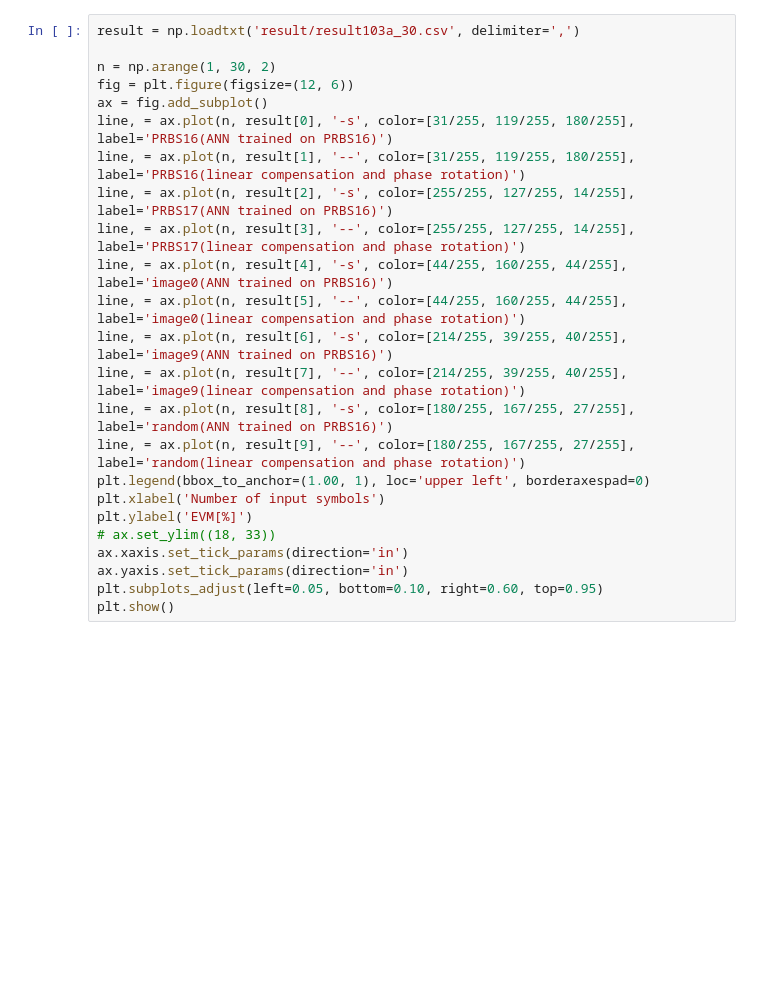
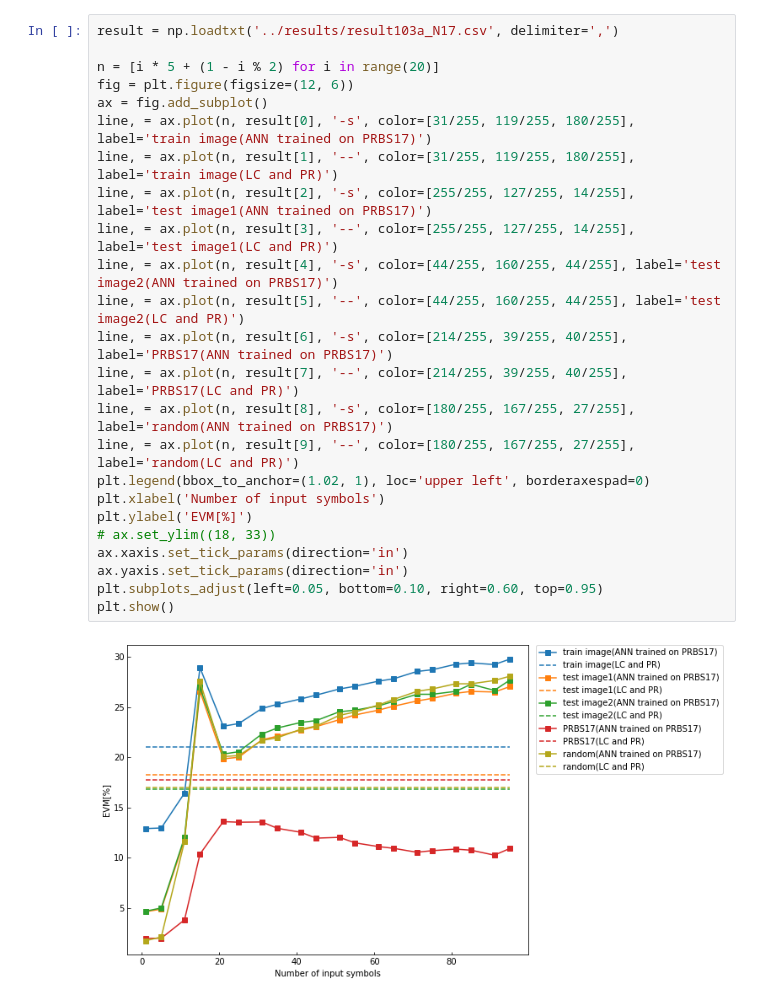
Before and after one commit to n-nooobu/masterthesis, a Jupyter notebook: src/visualization.ipynb, the cells around one changed output. Drawn from its saved outputs; the diff is of its cells as text; blank space fills up the shorter version.

```diff
--- a/src/visualization.ipynb
+++ b/src/visualization.ipynb
@@ -5,24 +112,26 @@ from pyopt.utis import load_pickle
 # %%
-result = np.loadtxt('result/result103a_30.csv', delimiter=',')
+result = np.loadtxt('../results/result103a_N17.csv', delimiter=',')
 
-n = np.arange(1, 30, 2)
+n = [i * 5 + (1 - i % 2) for i in range(20)]
 fig = plt.figure(figsize=(12, 6))
 ax = fig.add_subplot()
-line, = ax.plot(n, result[0], '-s', color=[31/255, 119/255, 180/255], label='PRBS16(ANN trained on PRBS16)')
-line, = ax.plot(n, result[1], '--', color=[31/255, 119/255, 180/255], label='PRBS16(linear compensation and phase rotation)')
-line, = ax.plot(n, result[2], '-s', color=[255/255, 127/255, 14/255], label='PRBS17(ANN trained on PRBS16)')
-line, = ax.plot(n, result[3], '--', color=[255/255, 127/255, 14/255], label='PRBS17(linear compensation and phase rotation)')
-line, = ax.plot(n, result[4], '-s', color=[44/255, 160/255, 44/255], label='image0(ANN trained on PRBS16)')
-line, = ax.plot(n, result[5], '--', color=[44/255, 160/255, 44/255], label='image0(linear compensation and phase rotation)')
-line, = ax.plot(n, result[6], '-s', color=[214/255, 39/255, 40/255], label='image9(ANN trained on PRBS16)')
-line, = ax.plot(n, result[7], '--', color=[214/255, 39/255, 40/255], label='image9(linear compensation and phase rotation)')
-line, = ax.plot(n, result[8], '-s', color=[180/255, 167/255, 27/255], label='random(ANN trained on PRBS16)')
-line, = ax.plot(n, result[9], '--', color=[180/255, 167/255, 27/255], label='random(linear compensation and phase rotation)')
-plt.legend(bbox_to_anchor=(1.00, 1), loc='upper left', borderaxespad=0)
+line, = ax.plot(n, result[0], '-s', color=[31/255, 119/255, 180/255], label='train image(ANN trained on PRBS17)')
+line, = ax.plot(n, result[1], '--', color=[31/255, 119/255, 180/255], label='train image(LC and PR)')
+line, = ax.plot(n, result[2], '-s', color=[255/255, 127/255, 14/255], label='test image1(ANN trained on PRBS17)')
+line, = ax.plot(n, result[3], '--', color=[255/255, 127/255, 14/255], label='test image1(LC and PR)')
+line, = ax.plot(n, result[4], '-s', color=[44/255, 160/255, 44/255], label='test image2(ANN trained on PRBS17)')
+line, = ax.plot(n, result[5], '--', color=[44/255, 160/255, 44/255], label='test image2(LC and PR)')
+line, = ax.plot(n, result[6], '-s', color=[214/255, 39/255, 40/255], label='PRBS17(ANN trained on PRBS17)')
+line, = ax.plot(n, result[7], '--', color=[214/255, 39/255, 40/255], label='PRBS17(LC and PR)')
+line, = ax.plot(n, result[8], '-s', color=[180/255, 167/255, 27/255], label='random(ANN trained on PRBS17)')
+line, = ax.plot(n, result[9], '--', color=[180/255, 167/255, 27/255], label='random(LC and PR)')
+plt.legend(bbox_to_anchor=(1.02, 1), loc='upper left', borderaxespad=0)
 plt.xlabel('Number of input symbols')
 plt.ylabel('EVM[%]')
 # ax.set_ylim((18, 33))
 ax.xaxis.set_tick_params(direction='in')
 ax.yaxis.set_tick_params(direction='in')
 plt.subplots_adjust(left=0.05, bottom=0.10, right=0.60, top=0.95)
 plt.show()
+# %% [output]
+[figure, added]
```
Also changed, not shown: parts of 5 cells of this notebook, 7 other files.
